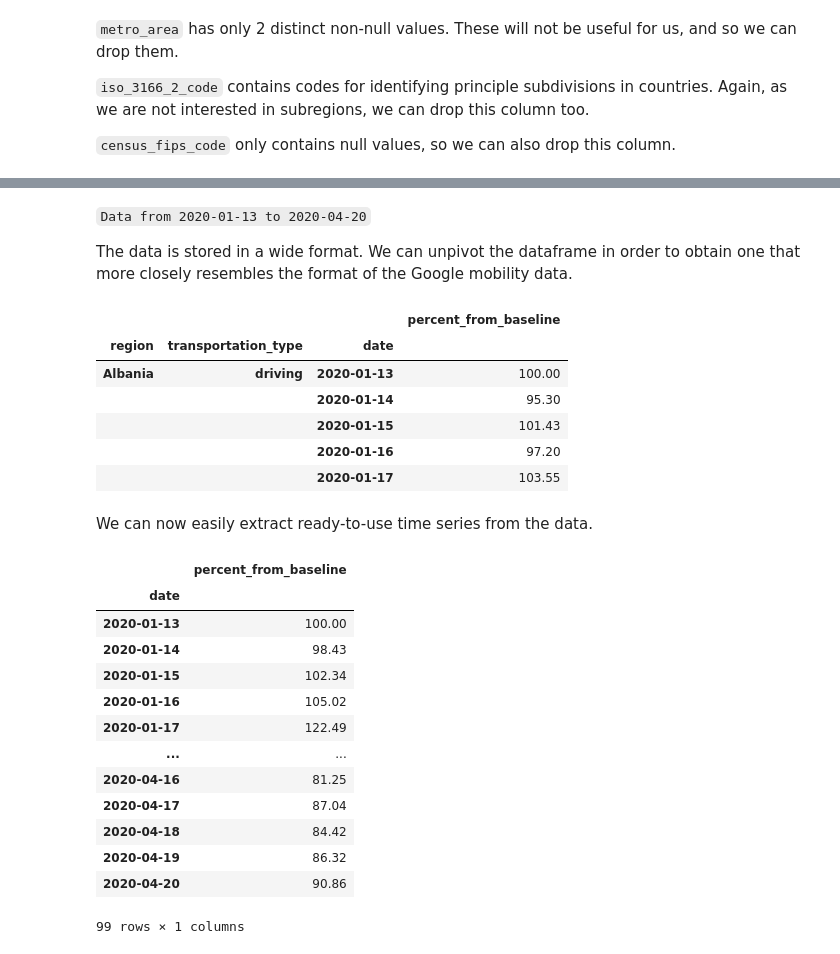
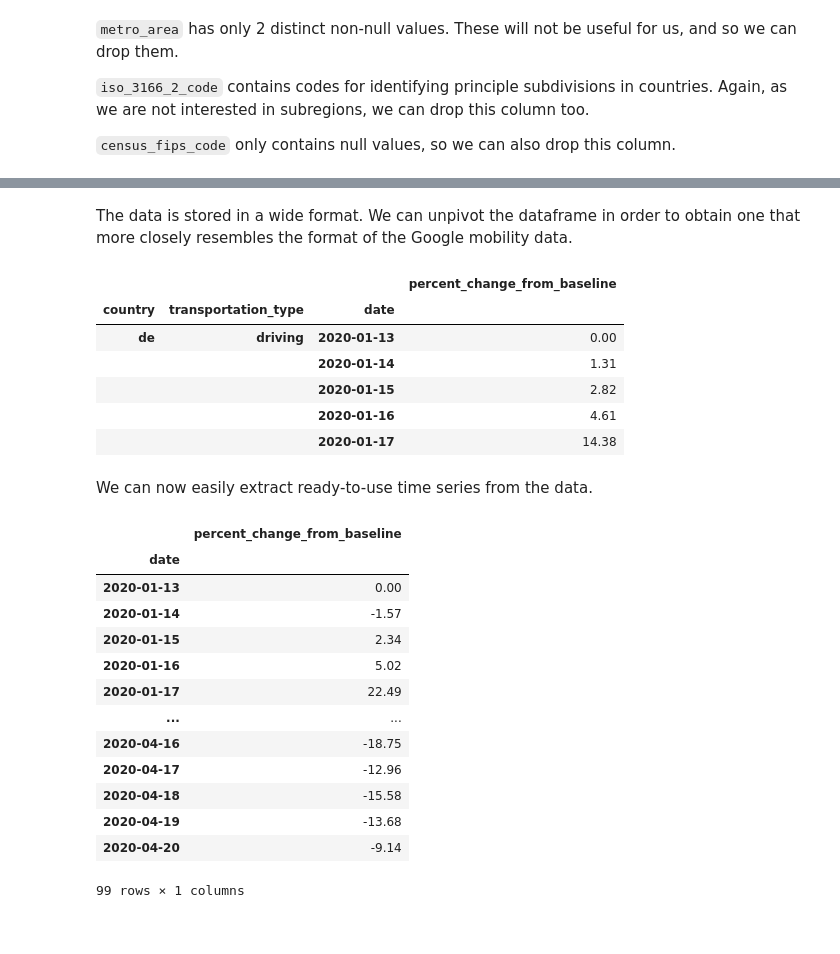
Before and after one commit to epfl-ada/ada-2022-project-zeta, a Jupyter notebook: notebook_anton.ipynb, the cells around one changed output, grey strips where cells are left out. Cells and saved outputs as stored; diff of their text form; code cells hidden in the pictures.

```diff
--- a/notebook_anton.ipynb
+++ b/notebook_anton.ipynb
@@ -325,0 +341,15 @@ transport_data.head()
+# %%
+# Select only rows in countries of interest
+transport_data = transport_data.loc[
+    transport_data.region.isin(countries.values())
+].reset_index(drop=True)
+
+# Rename columns
+transport_data = transport_data.rename(columns={"region": "country"})
+
+# Convert country name to country code
+transport_data["country"] = transport_data["country"].apply(
+    lambda x: list(countries.keys())[list(countries.values()).index(x)]
+)
+
+transport_data.head()
@@ -325,0 +365,6 @@ transport_data.head()
+# %%
+# Convert from percentage to percentage change
+for col in transport_data.columns[3:]:
+    transport_data[col] -= 100
+
+transport_data.head()
@@ -326,47 +378,45 @@ transport_data.head()
 # %% [markdown]
-`Data from 2020-01-13 to 2020-04-20`
-
 The data is stored in a wide format. We can unpivot the dataframe in order to obtain one that more closely resembles the format of the Google mobility data.
 # %%
 # Convert dataframe from wide to long format
 transport_data = transport_data.melt(
-    id_vars=["region", "transportation_type"],
+    id_vars=["country", "transportation_type"],
     value_vars=transport_data.columns[3:],
     var_name="date",
-    value_name="percent_from_baseline",
+    value_name="percent_change_from_baseline",
 )
 
 # Set index columns
 transport_data = transport_data.set_index(
-    ["region", "transportation_type", "date"]
+    ["country", "transportation_type", "date"]
 ).sort_index()
 
 transport_data.head()
 # %% [output]
-|  |  |  | percent_from_baseline |
-| region | transportation_type | date |  |
-| Albania | driving | 2020-01-13 | 100.00 |
-|  |  | 2020-01-14 | 95.30 |
-|  |  | 2020-01-15 | 101.43 |
-|  |  | 2020-01-16 | 97.20 |
-|  |  | 2020-01-17 | 103.55 |
+|  |  |  | percent_change_from_baseline |
+| country | transportation_type | date |  |
+| de | driving | 2020-01-13 | 0.00 |
+|  |  | 2020-01-14 | 1.31 |
+|  |  | 2020-01-15 | 2.82 |
+|  |  | 2020-01-16 | 4.61 |
+|  |  | 2020-01-17 | 14.38 |
 # %% [markdown]
 We can now easily extract ready-to-use time series from the data.
 # %%
 # Select time series for driving data in Norway
-transport_data.loc["Norway", "driving"]
+transport_data.loc["no", "driving"]
 # %% [output]
-|  | percent_from_baseline |
+|  | percent_change_from_baseline |
 | date |  |
-| 2020-01-13 | 100.00 |
-| 2020-01-14 | 98.43 |
-| 2020-01-15 | 102.34 |
-| 2020-01-16 | 105.02 |
-| 2020-01-17 | 122.49 |
+| 2020-01-13 | 0.00 |
+| 2020-01-14 | -1.57 |
+| 2020-01-15 | 2.34 |
+| 2020-01-16 | 5.02 |
+| 2020-01-17 | 22.49 |
 | ... | ... |
-| 2020-04-16 | 81.25 |
-| 2020-04-17 | 87.04 |
-| 2020-04-18 | 84.42 |
-| 2020-04-19 | 86.32 |
-| 2020-04-20 | 90.86 |
+| 2020-04-16 | -18.75 |
+| 2020-04-17 | -12.96 |
+| 2020-04-18 | -15.58 |
+| 2020-04-19 | -13.68 |
+| 2020-04-20 | -9.14 |
 99 rows × 1 columns
```
Also changed, not shown: parts of 15 cells of this notebook.
